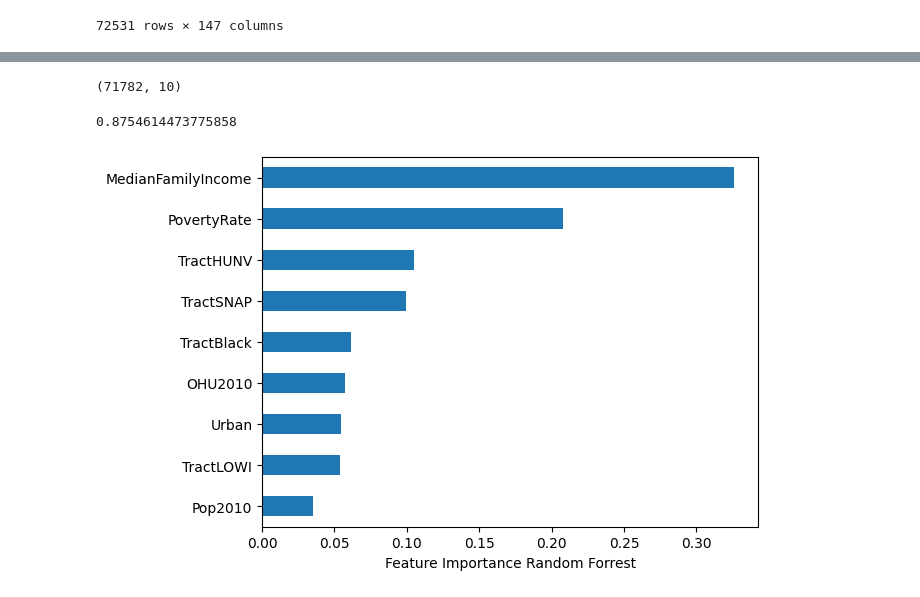
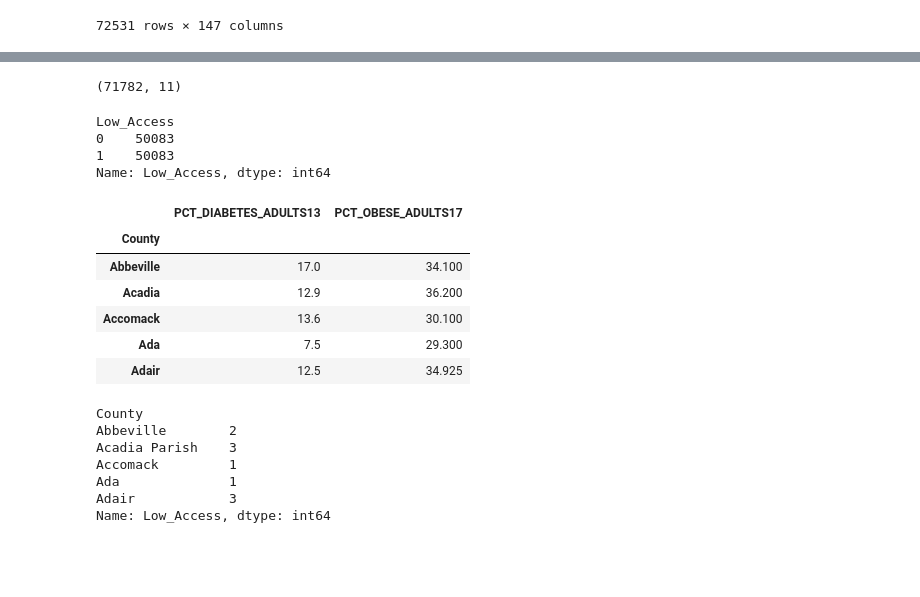
Before and after one commit to hungqbui/RiceDatathon25, a Jupyter notebook: 2019.ipynb, the cells around one changed output, grey strips where cells are left out. Cells and saved outputs as stored; diff of their text form; code cells hidden in the pictures; blank space fills up the shorter version.

Commit message:
model

```diff
--- a/2019.ipynb
+++ b/2019.ipynb
@@ -51,26 +56,72 @@ sns.lineplot(x=df_2019["OHU2010"], y=df_2019["MedianFamilyIncome"])
 # %%
-cols = ['LILATracts_1And10', 'PovertyRate', 'MedianFamilyIncome', 'Pop2010', "OHU2010", "Urban", "TractHUNV", "TractBlack", "TractLOWI", "TractSNAP"]
+cols = ['County', 'LILATracts_1And10', 'PovertyRate', 'MedianFamilyIncome', 'Pop2010', "OHU2010", "Urban", "TractHUNV", "TractBlack", "TractLOWI", "TractSNAP"]
+rename = ['County', 'Low_Access', 'PovertyRate', 'MedianFamilyIncome', 'Population', 'HousingUnits', 'Urban', 'UnitNoVehicle', 'BlackPop', 'LowIncomePop', 'SNAPPop']
 
-processed = df_2019[cols].dropna(subset=cols)
-X = processed.drop(columns=['LILATracts_1And10'])
-y = processed['LILATracts_1And10']
+processed = df_2019[cols].dropna(subset=cols).rename(columns=dict(zip(cols, rename)))
+X = processed.drop(columns=['Low_Access', 'County'])
+y = processed['Low_Access']
 processed.shape
 # %% [output]
-(71782, 10)
+(71782, 11)
 # %%
-from sklearn.preprocessing import StandardScaler
+from sklearn.preprocessing import MinMaxScaler
 from sklearn.model_selection import train_test_split
 from sklearn.ensemble import RandomForestClassifier
+from sklearn.linear_model import LogisticRegression
+from sklearn.metrics import accuracy_score, classification_report, RocCurveDisplay
+from imblearn.over_sampling import SMOTE
 
 X_train, X_test, y_train, y_test = train_test_split(X, y, test_size=0.2)
 
-rf = RandomForestClassifier(n_estimators=300, max_depth=8, random_state=0)
+smote = SMOTE(random_state=42)
+mm = MinMaxScaler()
+
+X_train = mm.fit_transform(X_train)
+X_test = mm.transform(X_test)
+
+X_train, y_train = smote.fit_resample(X_train, y_train)
+
+print(y_train.groupby(y_train).count())
+
+rf = RandomForestClassifier(n_estimators=400, max_depth=16, random_state=42)
 
 rf.fit(X_train, y_train)
 
 pd.Series(rf.feature_importances_, index=X.columns).sort_values().plot(kind='barh')
 plt.xlabel("Feature Importance Random Forrest")
-rf.score(X_test, y_test)
+
+
+y_pred = rf.predict(X_test)
+print(classification_report(y_test, y_pred))
+RocCurveDisplay.from_predictions(y_test, y_pred)
 # %% [output]
-0.8754614473775858
+Low_Access
+0    50083
+1    50083
+Name: Low_Access, dtype: int64
-[figure, removed]
+# %%
+df_health = pd.read_csv('./dataset/HEALTH.csv')
+
+health_cols = ["PCT_DIABETES_ADULTS13", "PCT_OBESE_ADULTS17"]
+
+df_health = df_health.groupby("County")[health_cols].mean()
+df_health.head()
+# %% [output]
+|  | PCT_DIABETES_ADULTS13 | PCT_OBESE_ADULTS17 |
+| County |  |  |
+| Abbeville | 17.0 | 34.100 |
+| Acadia | 12.9 | 36.200 |
+| Accomack | 13.6 | 30.100 |
+| Ada | 7.5 | 29.300 |
+| Adair | 12.5 | 34.925 |
+# %%
+low_access_count = processed.groupby("County")["Low_Access"].sum()
+low_access_count.head()
+# %% [output]
+County
+Abbeville        2
+Acadia Parish    3
+Accomack         1
+Ada              1
+Adair            3
+Name: Low_Access, dtype: int64
```
Also changed, not shown: parts of 7 cells of this notebook, 3 other files.
